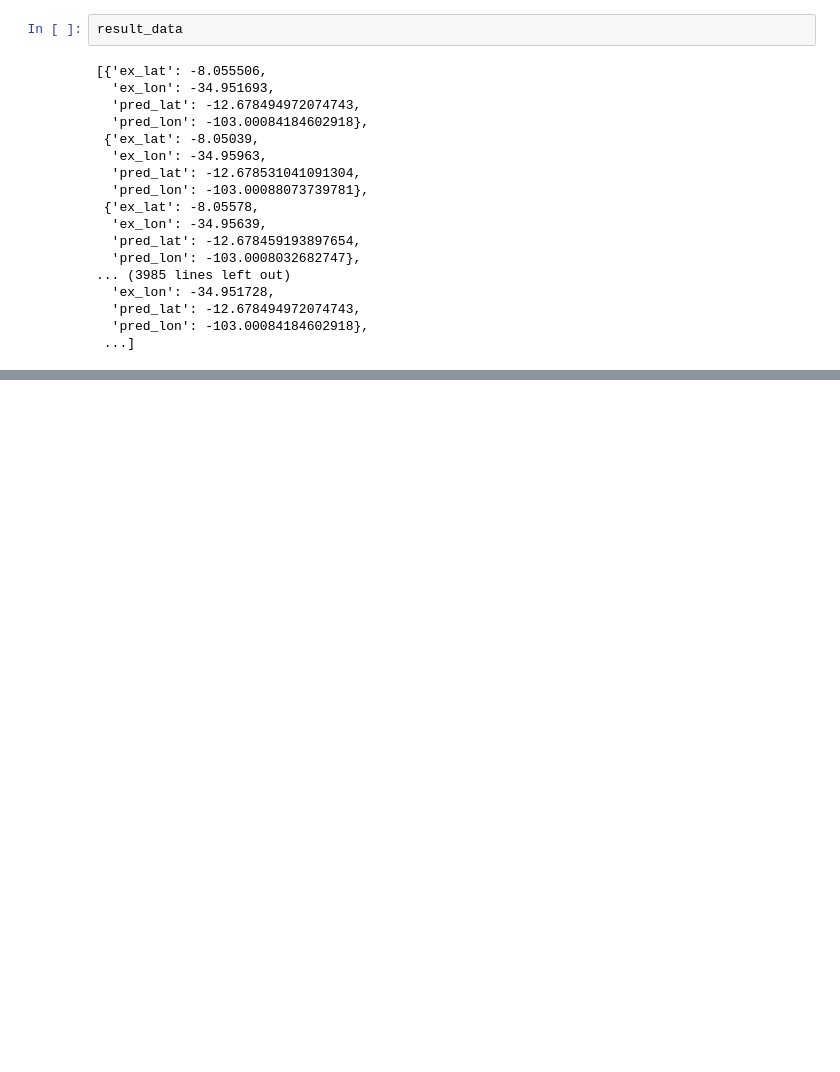
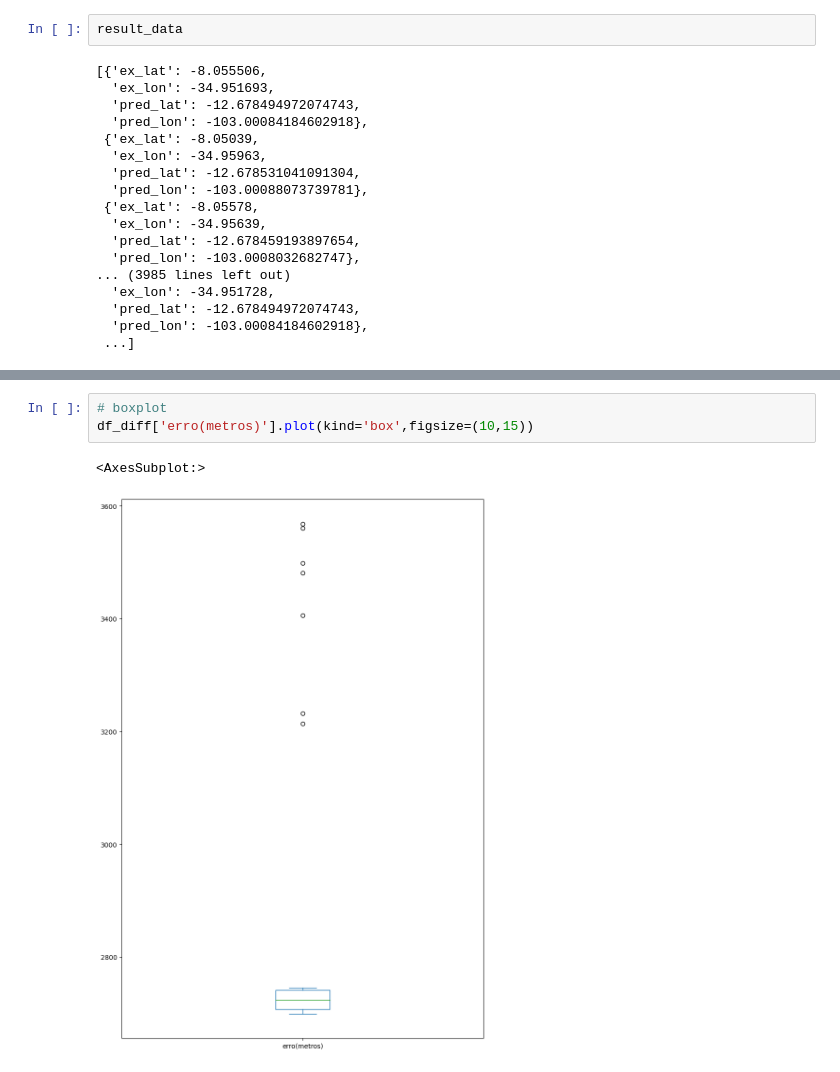
Before and after one commit to hlaff147/ES-290-Comunicacoes-Moveis, a Jupyter notebook: localization_techniques/trilateration/main.ipynb, the cells around one changed output, grey strips where cells are left out. Drawn from its saved outputs; the diff is of its cells as text; blank space fills up the shorter version.

```diff
--- a/localization_techniques/trilateration/main.ipynb
+++ b/localization_techniques/trilateration/main.ipynb
@@ -221,0 +323,6 @@ result_data
+# %%
+# boxplot
+df_diff['erro(metros)'].plot(kind='box',figsize=(10,15))
+# %% [output]
+<AxesSubplot:>
+[figure, added]
```
Also changed, not shown: parts of 26 cells of this notebook, 3 other files.
